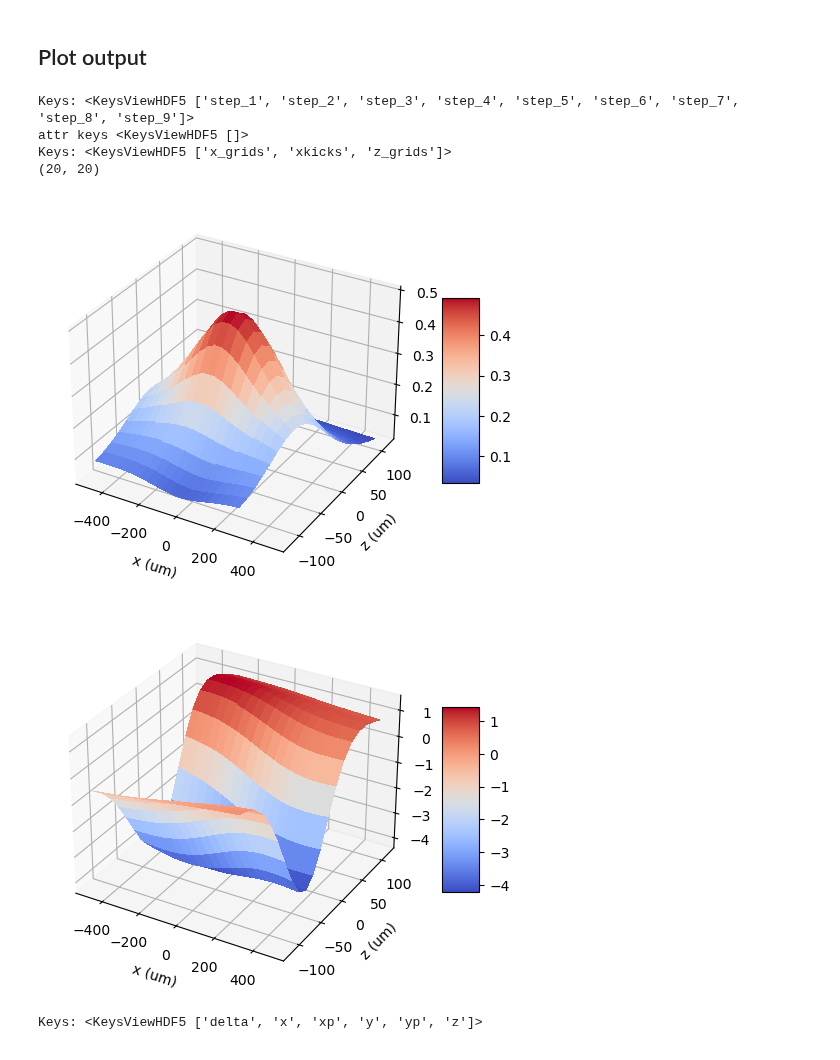
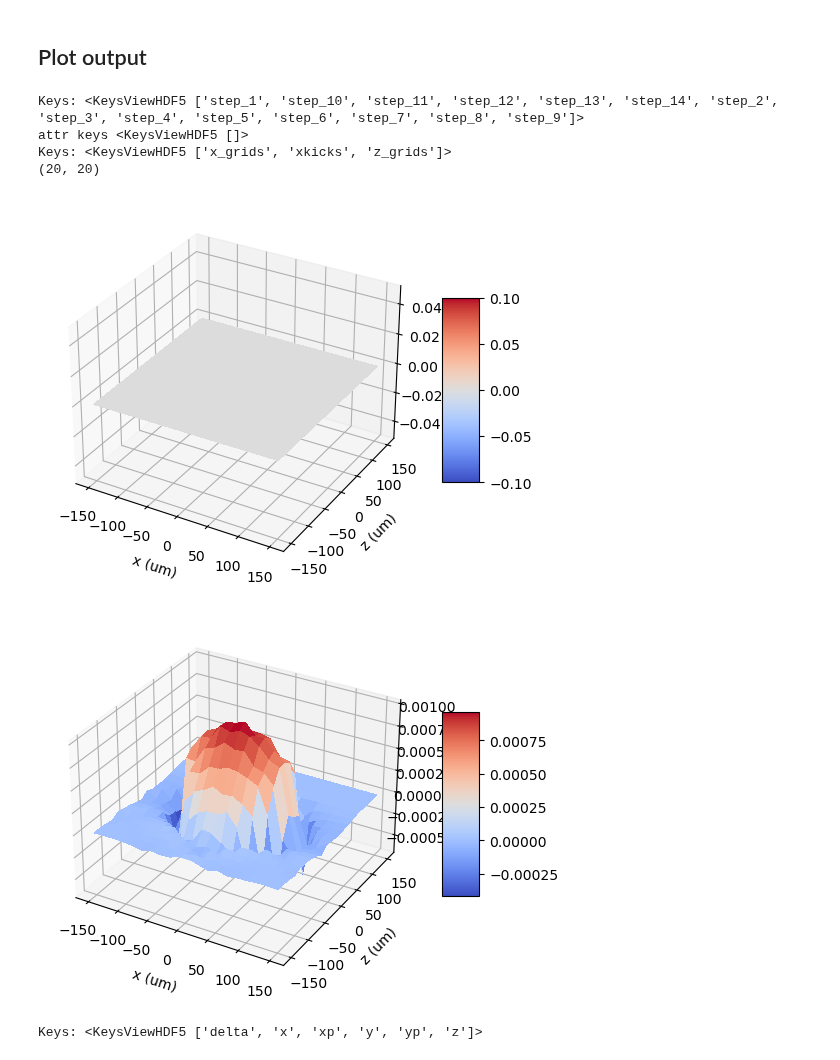
Before and after one commit to slaclab/pyDFCSR, a Jupyter notebook: pyDFCSR_2D/example.ipynb, the cells around one changed output. Saved outputs shown, nothing was run; the diff lists cells and outputs as text; code cells hidden in the pictures.

```diff
--- a/pyDFCSR_2D/example.ipynb
+++ b/pyDFCSR_2D/example.ipynb
@@ -52,40 +52,40 @@ Statistics written to  G:\My Drive\Stanford\research\FEL\CSR\pyDFCSR\pyDFCSR_2D\
 # %% [markdown]
 ## Plot output
 # %%
-filename = "./output/test_apply-2023-05-02T16_22_05-07_00-wakes.h5"
+filename = "./output/chirp-2023-05-02T18_34_16-07_00-wakes.h5"
 
 with h5py.File(filename, "r") as f:
-     step = 'step_7'
+     step = 'step_4'
      print("Keys: %s" % f.keys())
      print('attr keys', f.attrs.keys())
      dE_dct = np.array(f[step]['longitudinal']['dE_dct'])
      x_grids = np.array(f[step]['longitudinal']['x_grids']).reshape(dE_dct.shape)
      z_grids = np.array(f[step]['longitudinal']['z_grids']).reshape(dE_dct.shape)
 
      print("Keys: %s" % f[step]['transverse'].keys())
      xkicks = np.array(f[step]['transverse']['xkicks'])
 
 
      print(z_grids.shape)
 fig, ax = plt.subplots(subplot_kw={"projection": "3d"})
 surf = ax.plot_surface(x_grids*1e6, z_grids*1e6, xkicks, cmap=cm.coolwarm,
                        linewidth=0, antialiased=False)
 ax.set_xlabel('x (um)')
 ax.set_ylabel('z (um)')
 fig.colorbar(surf, shrink=0.5, aspect=5)
 plt.show()
 fig, ax = plt.subplots(subplot_kw={"projection": "3d"})
 surf = ax.plot_surface(x_grids*1e6, z_grids*1e6, dE_dct, cmap=cm.coolwarm,
                        linewidth=0, antialiased=False)
 ax.set_xlabel('x (um)')
 ax.set_ylabel('z (um)')
 fig.colorbar(surf, shrink=0.5, aspect=5)
 plt.show()
 # %% [output]
-Keys: <KeysViewHDF5 ['step_1', 'step_2', 'step_3', 'step_4', 'step_5', 'step_6', 'step_7', 'step_8', 'step_9']>
+Keys: <KeysViewHDF5 ['step_1', 'step_10', 'step_11', 'step_12', 'step_13', 'step_14', 'step_2', 'step_3', 'step_4', 'step_5', 'step_6', 'step_7', 'step_8', 'step_9']>
 attr keys <KeysViewHDF5 []>
 Keys: <KeysViewHDF5 ['x_grids', 'xkicks', 'z_grids']>
 (20, 20)
-[figure, old version]
+[figure, new version]
-[figure, old version]
+[figure, new version]
 # %%
```
Also changed, not shown: parts of 3 cells of this notebook, 6 other files.
